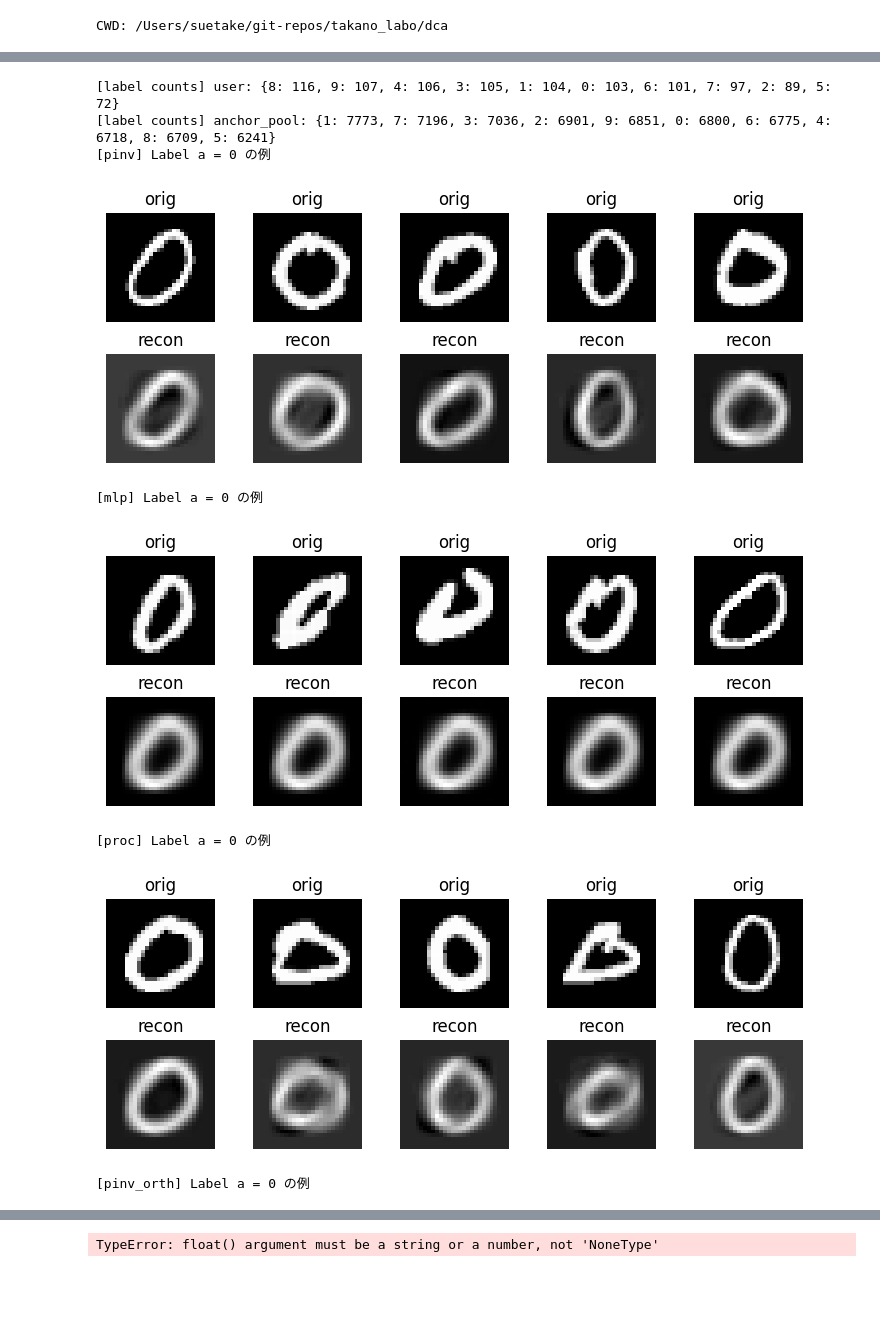
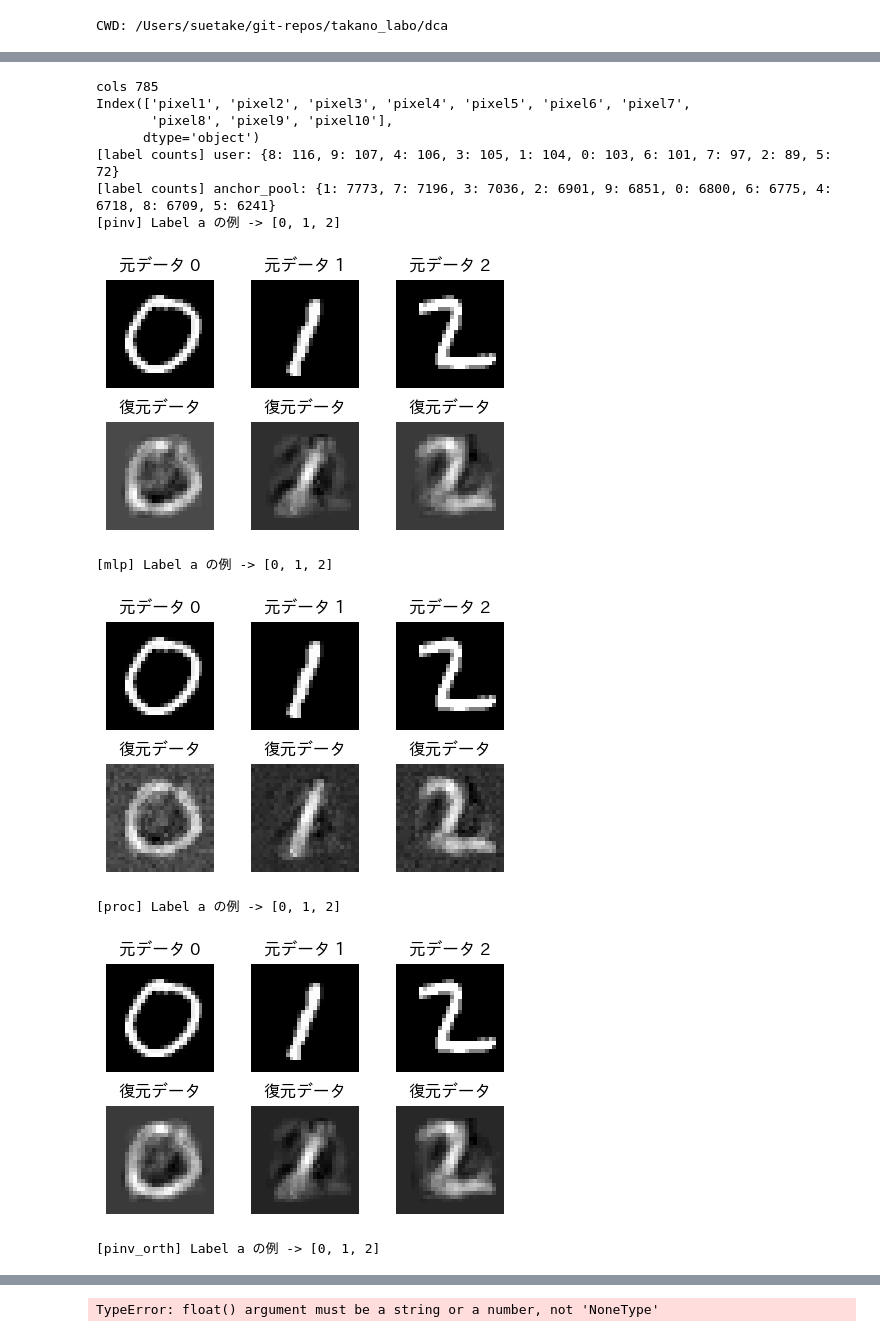
Before and after one commit to takano-lab/data-collaboration-analysis, a Jupyter notebook: 実験用/mnist_reconstruction_privacy_vs_orth.ipynb, the cells around one changed output, grey strips where cells are left out. Saved outputs shown, nothing was run; the diff lists cells and outputs as text; code cells hidden in the pictures; blank space fills up the shorter version.

```diff
--- a/実験用/mnist_reconstruction_privacy_vs_orth.ipynb
+++ b/実験用/mnist_reconstruction_privacy_vs_orth.ipynb
@@ -90,6 +91,7 @@ base_config_dict = {
     "num_institution_user": 1200,
     "data_distribution": "even",
     "anchor_method": "smote",
+    "public_anchor_num": 1000,
     "num_anchor_data": 500,
     "dim_intermediate": 600,
     "F_type": "svd",
@@ -336,31 +338,45 @@ def reconstruct_gram_orth(A_tilde_leak, A_leak, X_tilde, center: bool = True):
     X_rec = (X_tilde - Z_mean) @ W_hat.T + X_mean
     return X_rec, W_hat, Z_mean, X_mean
 # %%
-def visualize_all_reconstructions(X, y, a_label, dataset_name, recon_dict):
+def visualize_all_reconstructions(X, y, a_labels, dataset_name, recon_dict, not_a_labels=None):
     """
     recon_dict: {"pinv": X_rec_pinv, "mlp": X_rec_mlp, "proc": X_rec_proc, ...}
     """
     if dataset_name not in ("mnist", "fashion_mnist"):
         return
 
-    mask_a = (y == a_label)
-    mask_not_a = ~mask_a
+    if isinstance(a_labels, (list, tuple, set, np.ndarray)):
+        a_labels_list = list(a_labels)
+    else:
+        a_labels_list = [a_labels]
+
+    if not_a_labels is None:
+        all_labels = list(np.unique(y))
+        not_a_labels_list = [lab for lab in all_labels if lab not in set(a_labels_list)][:3]
+    elif isinstance(not_a_labels, (list, tuple, set, np.ndarray)):
+        not_a_labels_list = list(not_a_labels)
+    else:
+        not_a_labels_list = [not_a_labels]
+
+    mask_a = np.isin(y, a_labels_list)
+    mask_not_a = np.isin(y, not_a_labels_list) if not_a_labels_list else ~mask_a
 
     # ラベル a の可視化
     X_a = X[mask_a]
+    y_a = y[mask_a]
     if len(X_a) >= 5:
         for name, X_rec in recon_dict.items():
-            print(f"[{name}] Label a = {a_label} の例")
-            show_original_vs_recon(X_a, X_rec[mask_a], n=5)
+            print(f"[{name}] Label a の例 -> {a_labels_list}")
+            show_original_vs_recon(X_a, X_rec[mask_a], n=5, y=y_a, labels=a_labels_list)
 
     # ラベル not-a の可視化
     X_not_a = X[mask_not_a]
     y_not_a = y[mask_not_a]
     if len(X_not_a) >= 5:
         for name, X_rec in recon_dict.items():
-            print(f"[{name}] Label not-a の例 ({name})")
+            print(f"[{name}] Label not-a の例 -> {not_a_labels_list}")
             show_original_vs_recon(
-                X_not_a, X_rec[mask_not_a], n=5, y=y_not_a, labels=[1, 2, 3, 4, 5]
+                X_not_a, X_rec[mask_not_a], n=5, y=y_not_a, labels=not_a_labels_list
             )
 # %%
 from sklearn.neural_network import MLPClassifier
@@ -971,42 +1119,49 @@ base_config_dict = {
     #"vowel"
     #"medmnist_3",
     #"medmnist_5"
 ],
     "spill_type": ["local"], # "local", "even",
+    #"spill_label": [[0, 1, 2]],
     "y_name": ["target"],
     "num_institution_user": [1000],
     "data_distribution": ["even"],
-    "anchor_method": ["real"], # "smote"
+    "anchor_method": ["smote"], # "smote"
     "num_anchor_data": [300],
-
+    "spill_label": [[0,1,2]],
     "dim_intermediate": [10],
+    "visualize_not_a_labels": [[3,4,5,6,7,8,9]],
     #"spill_num": [300],
-    "F_type": ["svd", "random_projection", "umap"], #   "ae", "kernel_pca_self_tuning", "umap"
+    "F_type": ["svd", "umap"], #   "ae", "kernel_pca_self_tuning", "umap"
     "recon_centering": [True],
     "inter_normalization": [False],
     "preprocess":[False],
-    "smote_ratio": [0],
+    "smote_ratio": [1],
     "gamma_ratio": [1.0],
-    #"public_anchor_num": [100],
+    "public_anchor_num": [100],
+    "use_public_anchor": ["spill_label"],
     #"use_public_anchor":[False],
     "seed":[i for i in range(1)],
     "visualize_rec": [True],
     #"visualize_method_list": [["pinv", "pinv_not_orth", "gram", "gram_orth"]],
     "noise_level": [0.0],
 }
 
 
 df_results = run_anchor_local_leak_grid(base_config_dict)
 df_results
 # 適当な CSV 出力
 df_results.to_csv("anchor_local_leak_results.csv", index=False)
 # %% [output]
+cols 785
+Index(['pixel1', 'pixel2', 'pixel3', 'pixel4', 'pixel5', 'pixel6', 'pixel7',
+       'pixel8', 'pixel9', 'pixel10'],
+      dtype='object')
 [label counts] user: {8: 116, 9: 107, 4: 106, 3: 105, 1: 104, 0: 103, 6: 101, 7: 97, 2: 89, 5: 72}
 [label counts] anchor_pool: {1: 7773, 7: 7196, 3: 7036, 2: 6901, 9: 6851, 0: 6800, 6: 6775, 4: 6718, 8: 6709, 5: 6241}
-[pinv] Label a = 0 の例
+[pinv] Label a の例 -> [0, 1, 2]
-[figure, old version]
+[figure, new version]
-[mlp] Label a = 0 の例
+[mlp] Label a の例 -> [0, 1, 2]
-[figure, old version]
+[figure, new version]
-[proc] Label a = 0 の例
+[proc] Label a の例 -> [0, 1, 2]
-[figure, old version]
+[figure, new version]
-[pinv_orth] Label a = 0 の例
+[pinv_orth] Label a の例 -> [0, 1, 2]
```
Also changed, not shown: parts of 7 cells of this notebook, 11 other files.
